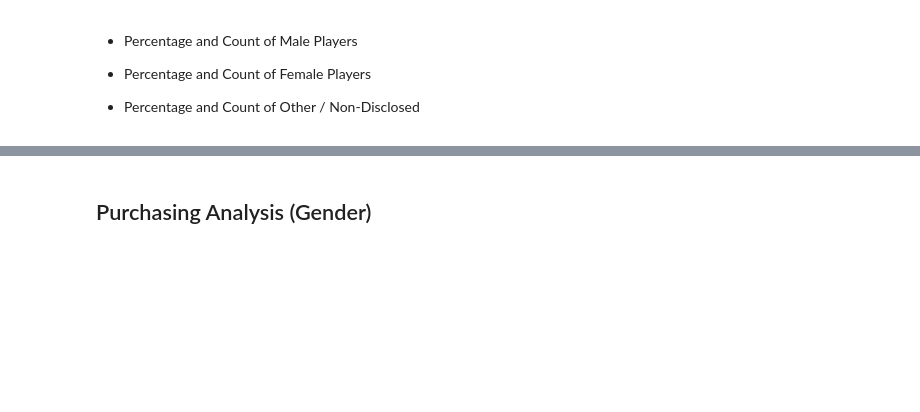
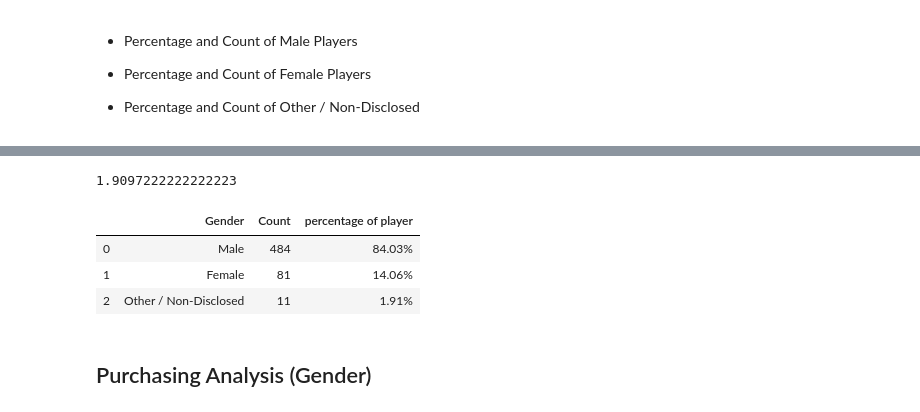
Before and after one commit to alvinochieng/pandas---challenge, a Jupyter notebook: HeroesOfPymoli/HeroesOfPymoli_starter.ipynb, the cells around one changed output, grey strips where cells are left out. Drawn from its saved outputs; the diff is of its cells as text; code cells hidden in the pictures; blank space fills up the shorter version.

```diff
--- a/HeroesOfPymoli/HeroesOfPymoli_starter.ipynb
+++ b/HeroesOfPymoli/HeroesOfPymoli_starter.ipynb
@@ -80,3 +152,28 @@ gender_demographicsp
+# %%
+percentage_others = (len(others) / num_players) * 100.00
+percentageList.append(percentage_others)
+percentage_others
+# %% [output]
+1.9097222222222223
+# %%
+data = []
+for value in range(0,3):
+    newList = []
+    newList.append(userGenderList[value])
+    newList.append(genderCountList[value])
+    newList.append(percentageList[value])
+    data.append(newList)
+
+data
+
+userdf = pd.DataFrame(data, columns = ['Gender', 'Count', "percentage of player"])
+userdf['percentage of player'] = userdf['percentage of player'].map('{:,.2f}%'.format)
+userdf
+# %% [output]
+|  | Gender | Count | percentage of player |
+| 0 | Male | 484 | 84.03% |
+| 1 | Female | 81 | 14.06% |
+| 2 | Other / Non-Disclosed | 11 | 1.91% |
 # %% [markdown]
 
 ## Purchasing Analysis (Gender)
```
Also changed, not shown: parts of 18 cells of this notebook.
